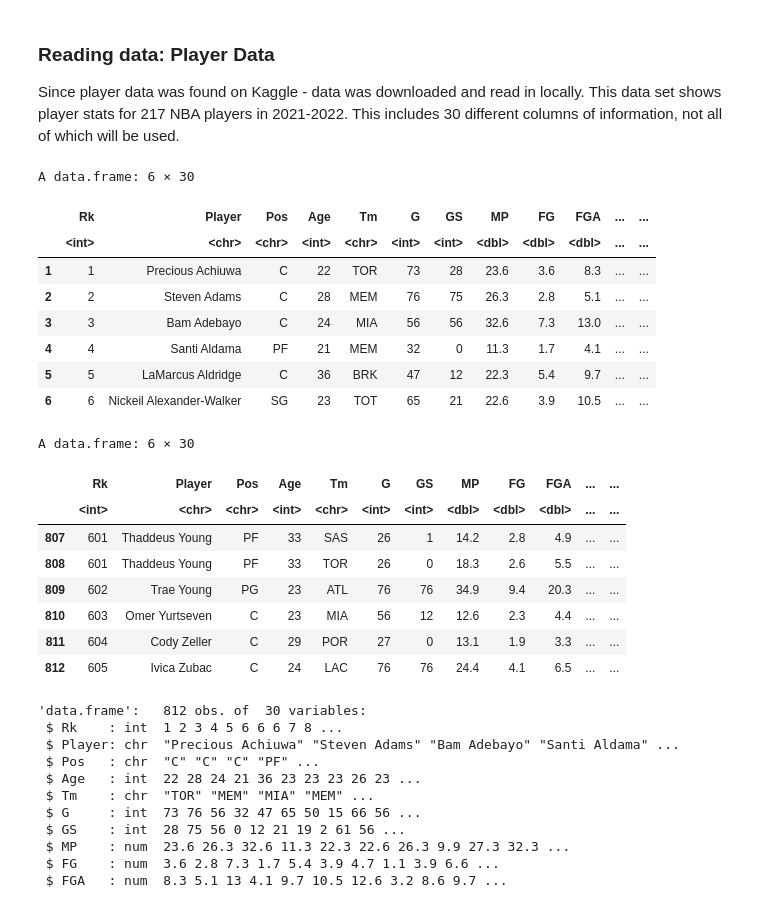
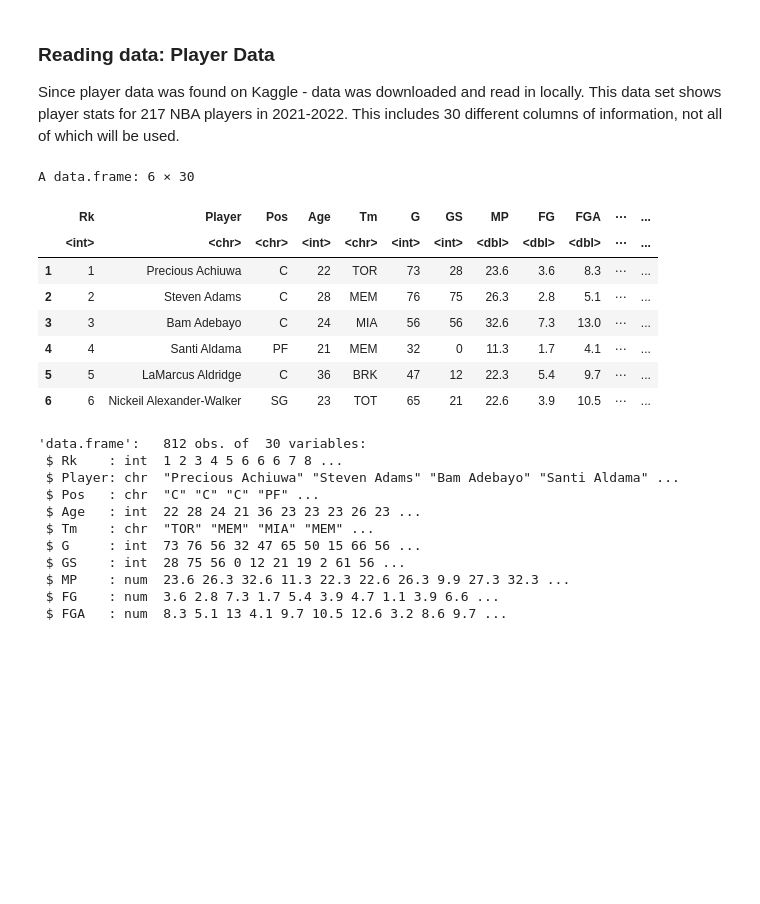
Before and after one commit to RaymondZhang20/STAT301, a Jupyter notebook: Proposal.ipynb, the cells around one changed output. Cells and saved outputs as stored; diff of their text form; code cells hidden in the pictures; blank space fills up the shorter version.

```diff
--- a/Proposal.ipynb
+++ b/Proposal.ipynb
@@ -76,26 +70,16 @@ This data set shows player stats for 217 NBA players in 2021-2022. This includes
 # %%
 data <- read.csv("data.csv",sep=";")
 head(data)
-tail(data)
 # %% [output]
 A data.frame: 6 × 30
-|  | Rk | Player | Pos | Age | Tm | G | GS | MP | FG | FGA | ... | ... |
-|  | <int> | <chr> | <chr> | <int> | <chr> | <int> | <int> | <dbl> | <dbl> | <dbl> | ... | ... |
-| 1 | 1 | Precious Achiuwa | C | 22 | TOR | 73 | 28 | 23.6 | 3.6 | 8.3 | ... | ... |
-| 2 | 2 | Steven Adams | C | 28 | MEM | 76 | 75 | 26.3 | 2.8 | 5.1 | ... | ... |
-| 3 | 3 | Bam Adebayo | C | 24 | MIA | 56 | 56 | 32.6 | 7.3 | 13.0 | ... | ... |
-| 4 | 4 | Santi Aldama | PF | 21 | MEM | 32 | 0 | 11.3 | 1.7 | 4.1 | ... | ... |
-| 5 | 5 | LaMarcus Aldridge | C | 36 | BRK | 47 | 12 | 22.3 | 5.4 | 9.7 | ... | ... |
-| 6 | 6 | Nickeil Alexander-Walker | SG | 23 | TOT | 65 | 21 | 22.6 | 3.9 | 10.5 | ... | ... |
+|  | Rk | Player | Pos | Age | Tm | G | GS | MP | FG | FGA | ⋯ | ... |
+|  | <int> | <chr> | <chr> | <int> | <chr> | <int> | <int> | <dbl> | <dbl> | <dbl> | ⋯ | ... |
+| 1 | 1 | Precious Achiuwa | C | 22 | TOR | 73 | 28 | 23.6 | 3.6 | 8.3 | ⋯ | ... |
+| 2 | 2 | Steven Adams | C | 28 | MEM | 76 | 75 | 26.3 | 2.8 | 5.1 | ⋯ | ... |
+| 3 | 3 | Bam Adebayo | C | 24 | MIA | 56 | 56 | 32.6 | 7.3 | 13.0 | ⋯ | ... |
+| 4 | 4 | Santi Aldama | PF | 21 | MEM | 32 | 0 | 11.3 | 1.7 | 4.1 | ⋯ | ... |
+| 5 | 5 | LaMarcus Aldridge | C | 36 | BRK | 47 | 12 | 22.3 | 5.4 | 9.7 | ⋯ | ... |
+| 6 | 6 | Nickeil Alexander-Walker | SG | 23 | TOT | 65 | 21 | 22.6 | 3.9 | 10.5 | ⋯ | ... |
-A data.frame: 6 × 30
-|  | Rk | Player | Pos | Age | Tm | G | GS | MP | FG | FGA | ... | ... |
-|  | <int> | <chr> | <chr> | <int> | <chr> | <int> | <int> | <dbl> | <dbl> | <dbl> | ... | ... |
-| 807 | 601 | Thaddeus Young | PF | 33 | SAS | 26 | 1 | 14.2 | 2.8 | 4.9 | ... | ... |
-| 808 | 601 | Thaddeus Young | PF | 33 | TOR | 26 | 0 | 18.3 | 2.6 | 5.5 | ... | ... |
-| 809 | 602 | Trae Young | PG | 23 | ATL | 76 | 76 | 34.9 | 9.4 | 20.3 | ... | ... |
-| 810 | 603 | Omer Yurtseven | C | 23 | MIA | 56 | 12 | 12.6 | 2.3 | 4.4 | ... | ... |
-| 811 | 604 | Cody Zeller | C | 29 | POR | 27 | 0 | 13.1 | 1.9 | 3.3 | ... | ... |
-| 812 | 605 | Ivica Zubac | C | 24 | LAC | 76 | 76 | 24.4 | 4.1 | 6.5 | ... | ... |
 # %%
 str(data)
 # %% [output]
```
Also changed, not shown: parts of 10 cells of this notebook.
